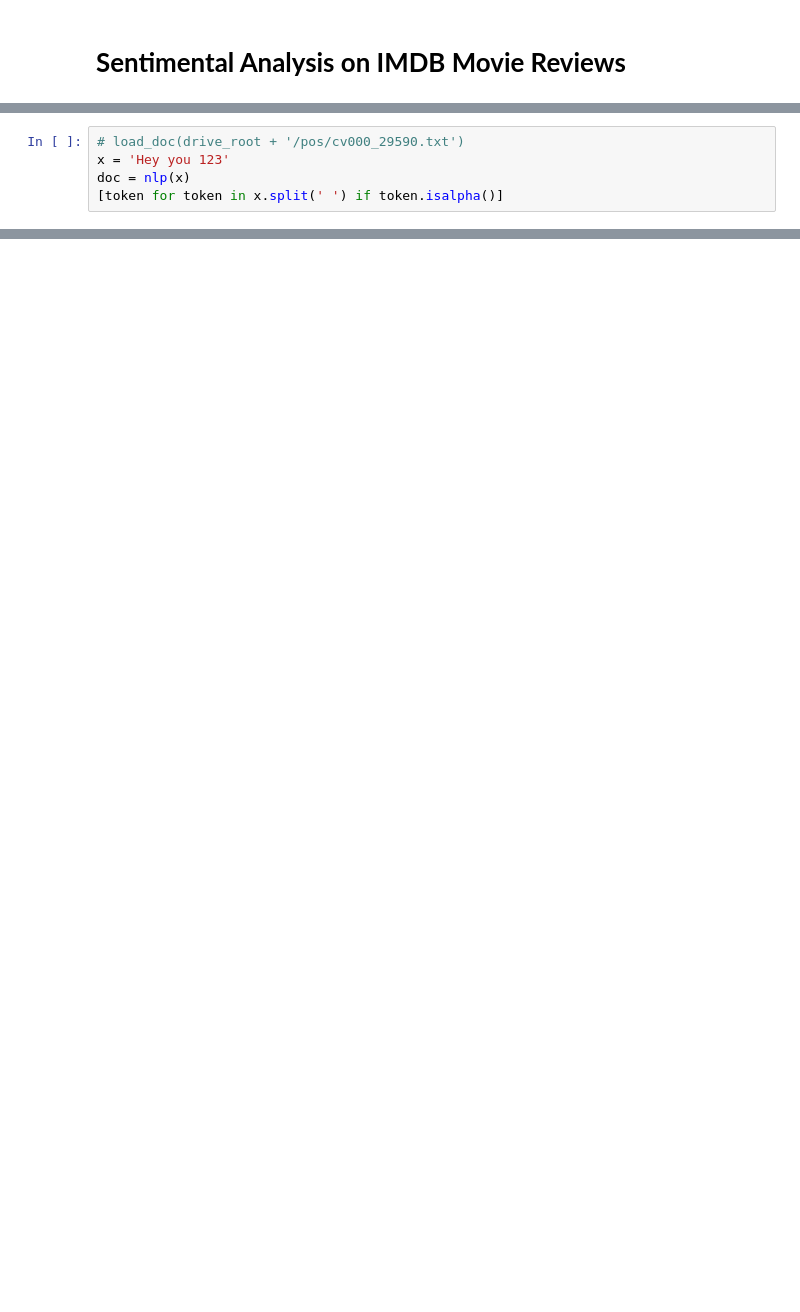
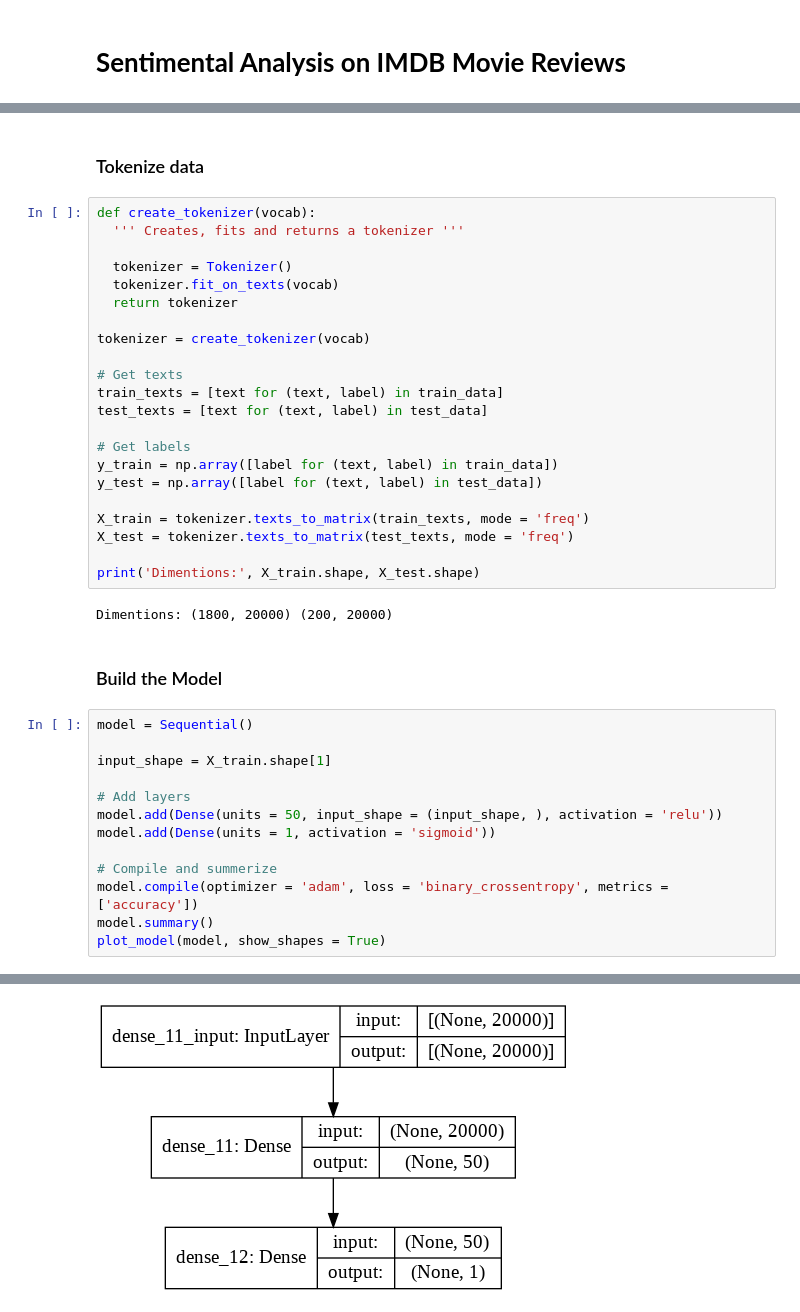
Before and after one commit to keivanipchihagh/NLP-In-Depth, a Jupyter notebook: Develop Deep Learning Models for Natural Language in Python/Project (Chapter 10) - Sentimental Analysis on IMDB Movie Reviews.ipynb, the cells around one changed output, grey strips where cells are left out. Cells and saved outputs as stored; diff of their text form; blank space fills up the shorter version.

```diff
--- a/Develop Deep Learning Models for Natural Language in Python/Project (Chapter 10) - Sentimental Analysis on IMDB Movie Reviews.ipynb
+++ b/Develop Deep Learning Models for Natural Language in Python/Project (Chapter 10) - Sentimental Analysis on IMDB Movie Reviews.ipynb
@@ -32,5 +20,0 @@ def clean_doc(text):
-# %%
-# load_doc(drive_root + '/pos/cv000_29590.txt')
-x = 'Hey you 123'
-doc = nlp(x)
-[token for token in x.split(' ') if token.isalpha()]
@@ -38,0 +175,42 @@ doc = nlp(x)
+# %% [markdown]
+### Tokenize data
+# %%
+def create_tokenizer(vocab):
+  ''' Creates, fits and returns a tokenizer '''
+
+  tokenizer = Tokenizer()
+  tokenizer.fit_on_texts(vocab)
+  return tokenizer
+
+tokenizer = create_tokenizer(vocab)
+
+# Get texts
+train_texts = [text for (text, label) in train_data]
+test_texts = [text for (text, label) in test_data]
+
+# Get labels
+y_train = np.array([label for (text, label) in train_data])
+y_test = np.array([label for (text, label) in test_data])
+
+X_train = tokenizer.texts_to_matrix(train_texts, mode = 'freq')
+X_test = tokenizer.texts_to_matrix(test_texts, mode = 'freq')
+
+print('Dimentions:', X_train.shape, X_test.shape)
+# %% [output]
+Dimentions: (1800, 20000) (200, 20000)
+# %% [markdown]
+### Build the Model
+# %%
+model = Sequential()
+
+input_shape = X_train.shape[1]
+
+# Add layers
+model.add(Dense(units = 50, input_shape = (input_shape, ), activation = 'relu'))
+model.add(Dense(units = 1, activation = 'sigmoid'))
+
+# Compile and summerize
+model.compile(optimizer = 'adam', loss = 'binary_crossentropy', metrics = ['accuracy'])
+model.summary()
+plot_model(model, show_shapes = True)
+# %% [output]
@@ -38,0 +229 @@ doc = nlp(x)
+[figure, added]
```
Also changed, not shown: parts of 19 cells of this notebook, 5 other files.
